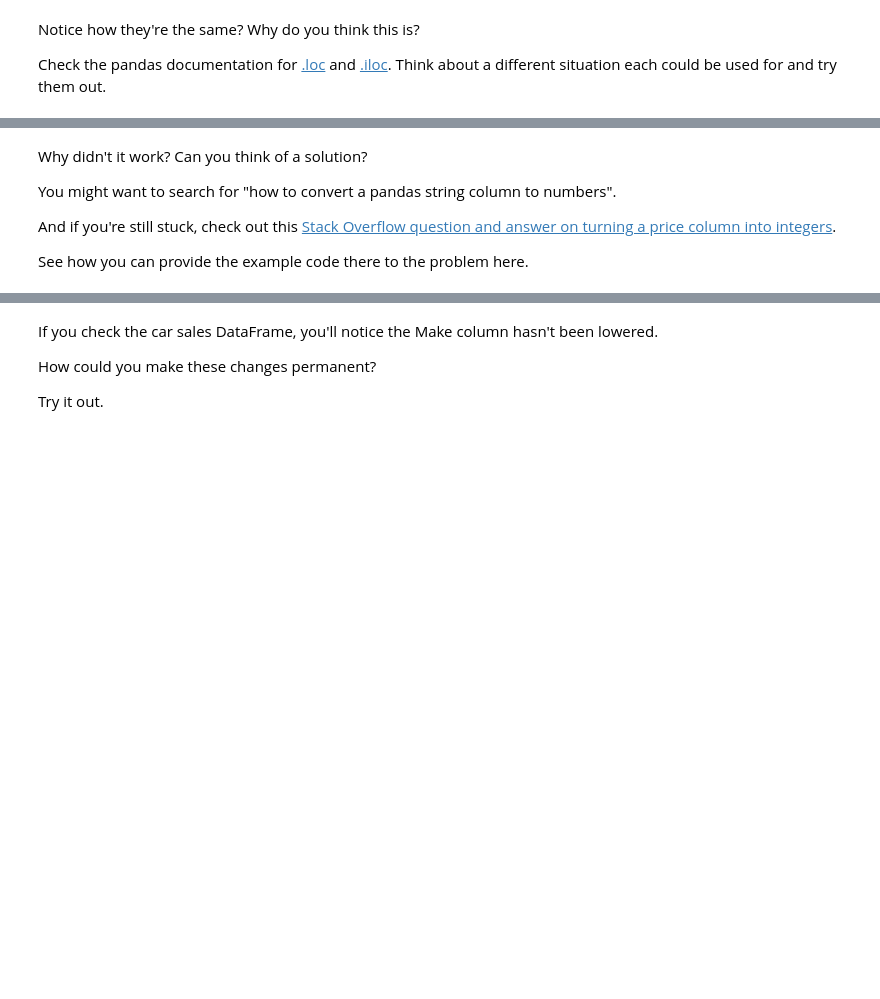
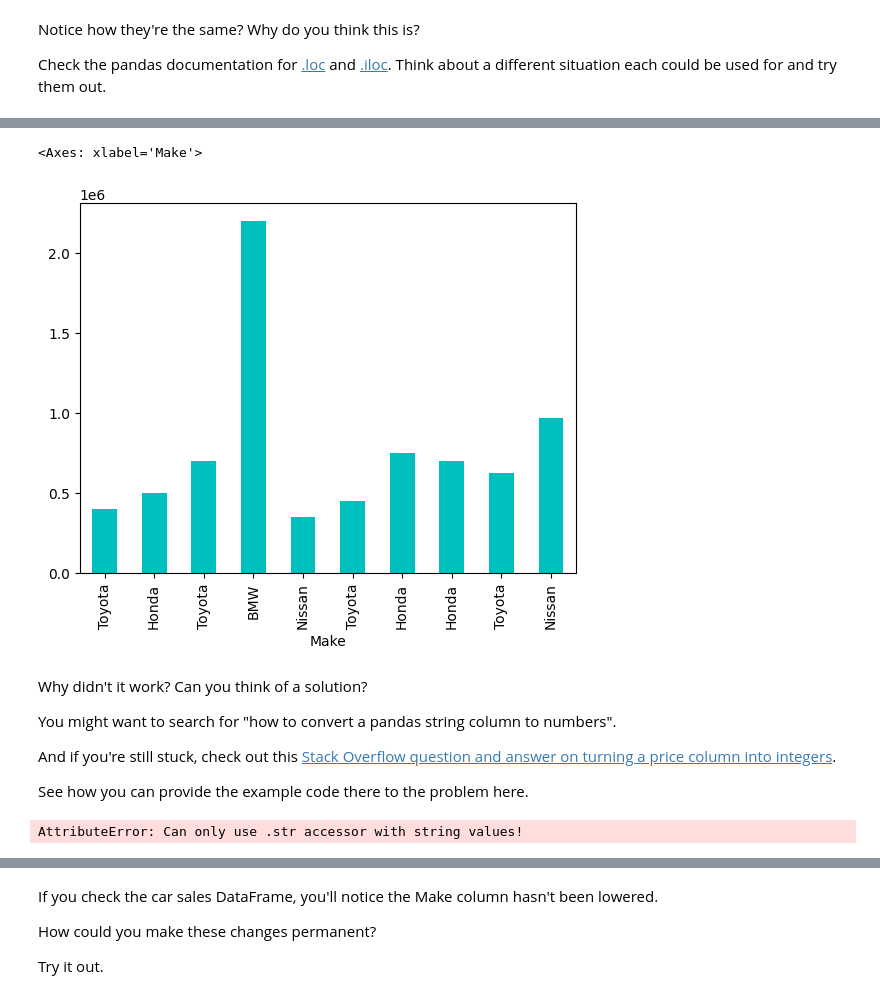
Before and after one commit to Paniceres/zero-to-mastery-ml, a Jupyter notebook: section-2-data-science-and-ml-tools/pandas-exercises.ipynb, the cells around one changed output, grey strips where cells are left out. Drawn from its saved outputs; the diff is of its cells as text; code cells hidden in the pictures; blank space fills up the shorter version.

```diff
--- a/section-2-data-science-and-ml-tools/pandas-exercises.ipynb
+++ b/section-2-data-science-and-ml-tools/pandas-exercises.ipynb
@@ -201,5 +271,10 @@ Check the pandas documentation for [.loc](https://pandas.pydata.org/pandas-docs/
 # %%
 # Try to plot the Price column using plot()
+%matplotlib inline
+df_car_sales.plot(x="Make", y="Price", kind="bar", color="c", legend=False)
+# %% [output]
+<Axes: xlabel='Make'>
+[figure, added]
 # %% [markdown]
 Why didn't it work? Can you think of a solution?
 
@@ -210,5 +285,8 @@ And if you're still stuck, check out this [Stack Overflow question and answer on
 See how you can provide the example code there to the problem here.
 # %%
 # Remove the punctuation from price column
+df_car_sales["Price"] = df_car_sales["Price"].str.replace("[\$,\.]", "", regex=True).astype(float)
+# %% [output]
+AttributeError: Can only use .str accessor with string values!
 # %%
 # Check the changes to the price column
```
Also changed, not shown: parts of 26 cells of this notebook, 1 other file.
